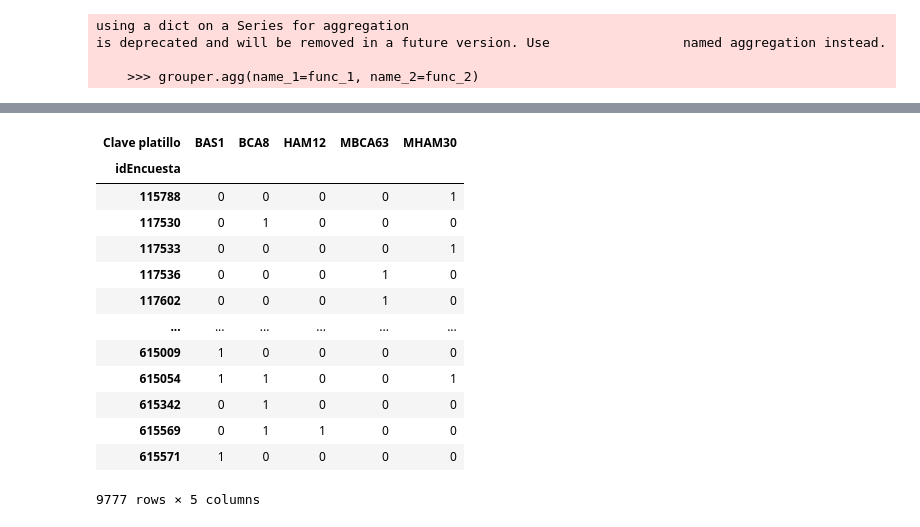
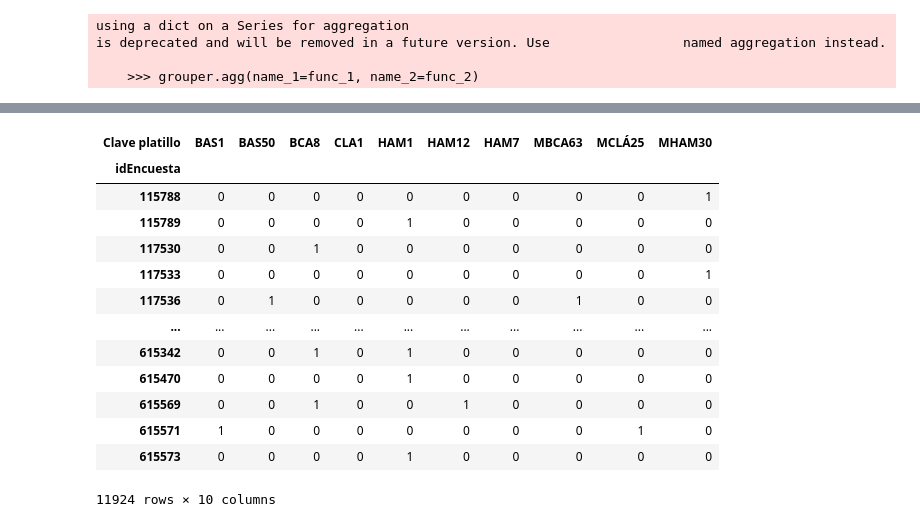
Before and after one commit to Caoimhim/data-analysis-semana-i, a Jupyter notebook: dendro.ipynb, the cells around one changed output, grey strips where cells are left out. Drawn from its saved outputs; the diff is of its cells as text; code cells hidden in the pictures.

```diff
--- a/dendro.ipynb
+++ b/dendro.ipynb
@@ -12,10 +12,10 @@ import pandas as pd
 
 data = pd.read_csv("sample_semanai.csv")
 data = data.drop_duplicates().iloc[:]
-top_5 = data.groupby(['Clave platillo'])['Cantidad'].agg(
+top_10 = data.groupby(['Clave platillo'])['Cantidad'].agg(
     {"Cuenta": len}).sort_values(
-    "Cuenta", ascending=False).head(5).reset_index()
-top_5 = top_5['Clave platillo']
+    "Cuenta", ascending=False).head(10).reset_index()
+top_10 = top_10['Clave platillo']
 # %% [output]
 using a dict on a Series for aggregation
 is deprecated and will be removed in a future version. Use                 named aggregation instead.
@@ -46,27 +31,27 @@ data2 = data2.groupby(['idEncuesta', 'Clave platillo'])['Cantidad'].sum().unstac
 # %%
 def encode_units(x):
     if x <= 0:
         return 0
     if x >= 1:
         return 1
 
 data2 = data2.applymap(encode_units)
-data2 = data2.loc[:, data2.columns.intersection(top_5)]
+data2 = data2.loc[:, data2.columns.intersection(top_10)]
 data2 = data2[(data2.T != 0).any()]
 data2
 # %% [output]
-| Clave platillo | BAS1 | BCA8 | HAM12 | MBCA63 | MHAM30 |
-| idEncuesta |  |  |  |  |  |
-| 115788 | 0 | 0 | 0 | 0 | 1 |
-| 117530 | 0 | 1 | 0 | 0 | 0 |
-| 117533 | 0 | 0 | 0 | 0 | 1 |
-| 117536 | 0 | 0 | 0 | 1 | 0 |
-| 117602 | 0 | 0 | 0 | 1 | 0 |
-| ... | ... | ... | ... | ... | ... |
-| 615009 | 1 | 0 | 0 | 0 | 0 |
-| 615054 | 1 | 1 | 0 | 0 | 1 |
-| 615342 | 0 | 1 | 0 | 0 | 0 |
-| 615569 | 0 | 1 | 1 | 0 | 0 |
-| 615571 | 1 | 0 | 0 | 0 | 0 |
+| Clave platillo | BAS1 | BAS50 | BCA8 | CLA1 | HAM1 | HAM12 | HAM7 | MBCA63 | MCLÁ25 | MHAM30 |
+| idEncuesta |  |  |  |  |  |  |  |  |  |  |
+| 115788 | 0 | 0 | 0 | 0 | 0 | 0 | 0 | 0 | 0 | 1 |
+| 115789 | 0 | 0 | 0 | 0 | 1 | 0 | 0 | 0 | 0 | 0 |
+| 117530 | 0 | 0 | 1 | 0 | 0 | 0 | 0 | 0 | 0 | 0 |
+| 117533 | 0 | 0 | 0 | 0 | 0 | 0 | 0 | 0 | 0 | 1 |
+| 117536 | 0 | 1 | 0 | 0 | 0 | 0 | 0 | 1 | 0 | 0 |
+| ... | ... | ... | ... | ... | ... | ... | ... | ... | ... | ... |
+| 615342 | 0 | 0 | 1 | 0 | 1 | 0 | 0 | 0 | 0 | 0 |
+| 615470 | 0 | 0 | 0 | 0 | 1 | 0 | 0 | 0 | 0 | 0 |
+| 615569 | 0 | 0 | 1 | 0 | 0 | 1 | 0 | 0 | 0 | 0 |
+| 615571 | 1 | 0 | 0 | 0 | 0 | 0 | 0 | 0 | 1 | 0 |
+| 615573 | 0 | 0 | 0 | 0 | 1 | 0 | 0 | 0 | 0 | 0 |
-9777 rows × 5 columns
+11924 rows × 10 columns
 # %%
```
Also changed, not shown: parts of 6 cells of this notebook.
